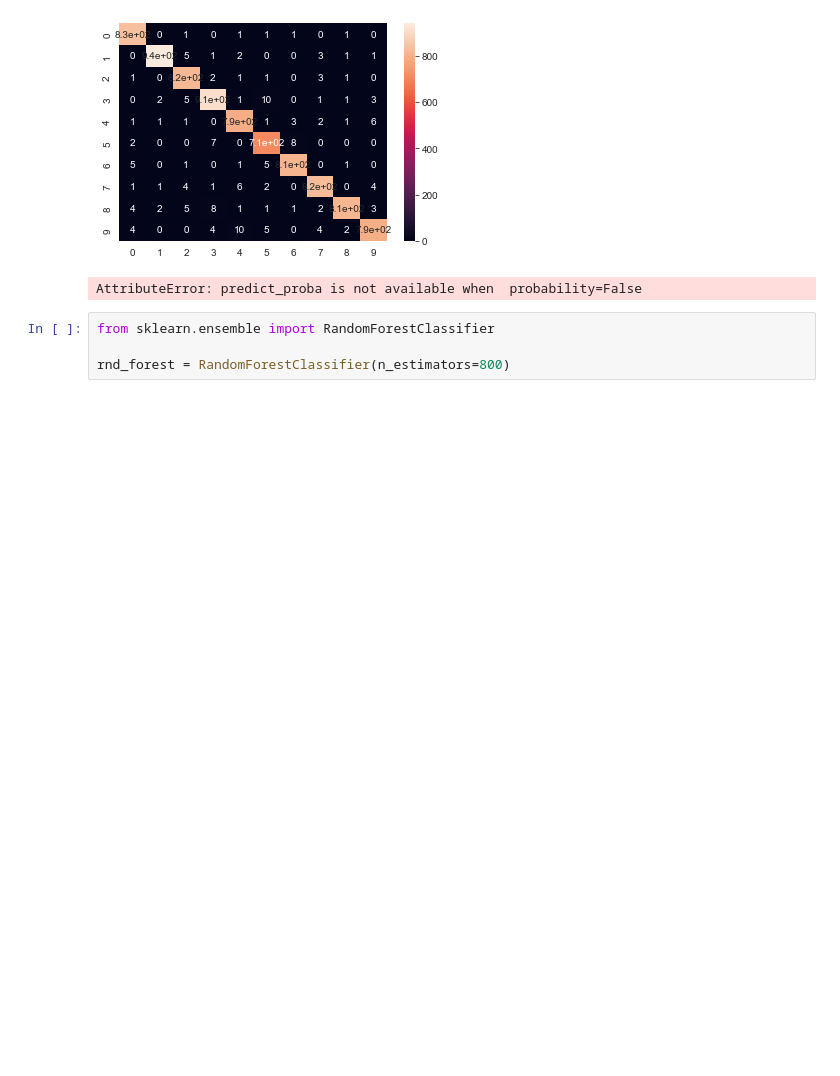
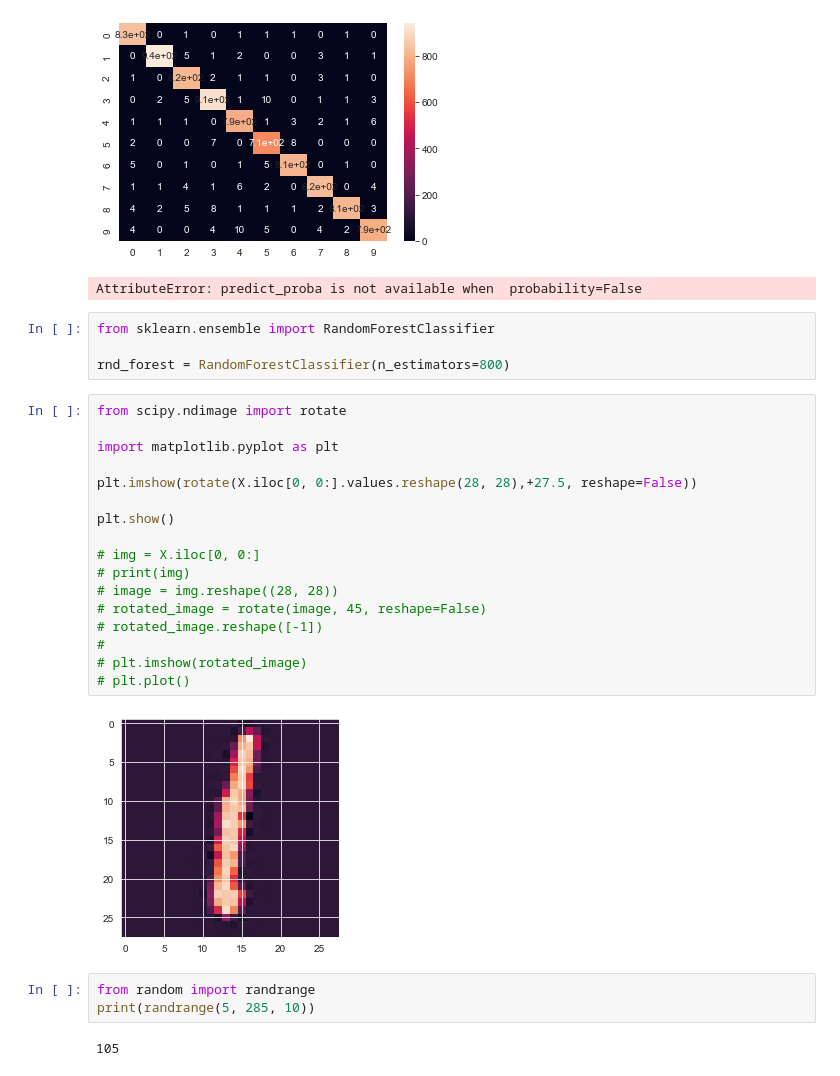
Before and after one commit to Im-Rises/digit_recognizer_ml, a Jupyter notebook: main_kaggle.ipynb, the cells around one changed output. Cells and saved outputs as stored; diff of their text form; blank space fills up the shorter version.

```diff
--- a/main_kaggle.ipynb
+++ b/main_kaggle.ipynb
@@ -198,3 +198,27 @@ AttributeError: predict_proba is not available when  probability=False
 from sklearn.ensemble import RandomForestClassifier
 
 rnd_forest = RandomForestClassifier(n_estimators=800)
+# %%
+from scipy.ndimage import rotate
+
+import matplotlib.pyplot as plt
+
+plt.imshow(rotate(X.iloc[0, 0:].values.reshape(28, 28),+27.5, reshape=False))
+
+plt.show()
+
+# img = X.iloc[0, 0:]
+# print(img)
+# image = img.reshape((28, 28))
+# rotated_image = rotate(image, 45, reshape=False)
+# rotated_image.reshape([-1])
+#
+# plt.imshow(rotated_image)
+# plt.plot()
+# %% [output]
+[figure, added]
+# %%
+from random import randrange
+print(randrange(5, 285, 10))
+# %% [output]
+105
```
Also changed, not shown: parts of 2 cells of this notebook, 5 other files.
